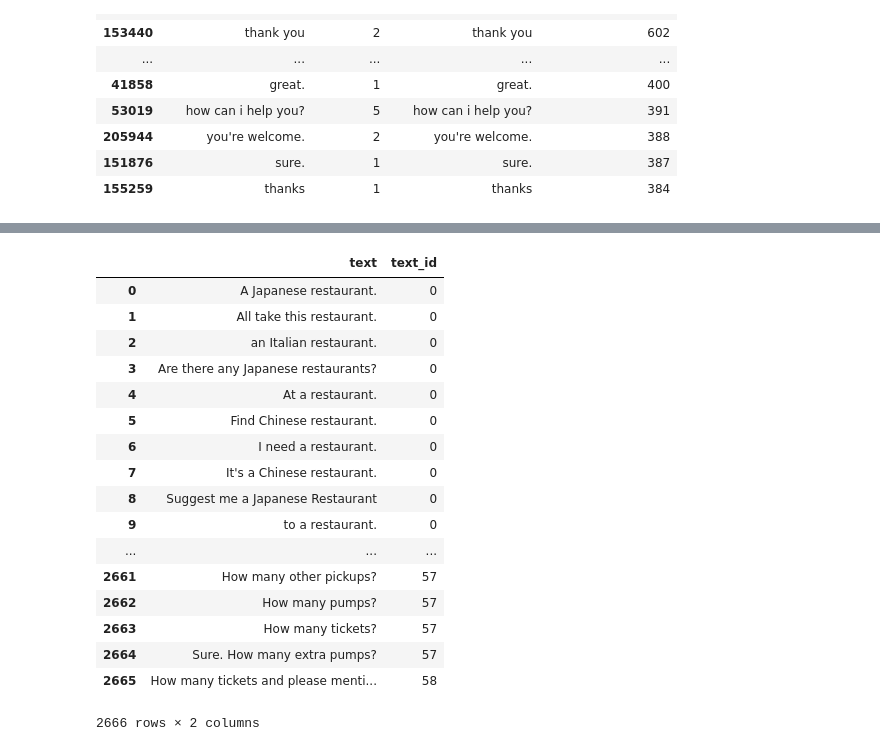
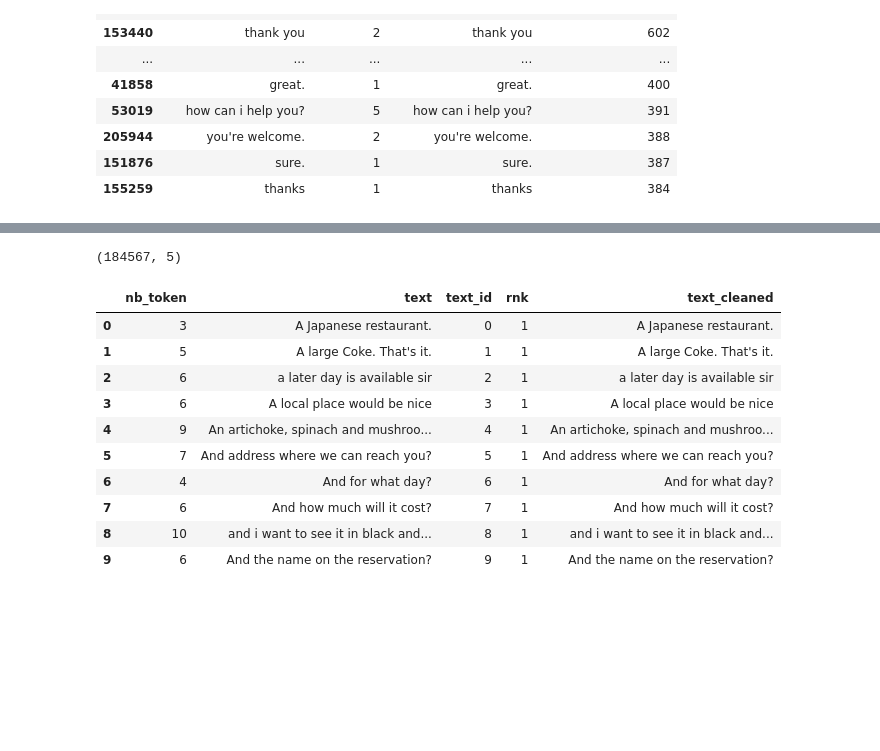
Before and after one commit to vistec-AI/mt-datasets, a Jupyter notebook: taskmaster1.ipynb, the cells around one changed output, grey strips where cells are left out. Cells and saved outputs as stored; diff of their text form; code cells hidden in the pictures; blank space fills up the shorter version.

Commit message:
fuzzy dedupe for taskmaster

```diff
--- a/taskmaster1.ipynb
+++ b/taskmaster1.ipynb
@@ -168,4 +157,5 @@ dup_df[dup_df.nb_token<2]
 # %%
-export_df = dup_df[dup_df.nb_token>2][['text']].reset_index(drop=True)
-export_df
+#more than 2 tokens
+export_df = dup_df[dup_df.nb_token>2][['text','nb_token']].reset_index(drop=True)
+export_df.head()
 # %% [output]
@@ -198,14 +181,18 @@ Wall time: 32.9 µs
 # %%
-text_id = 0
+#deduplicate with fuzzymatch
+from fuzzywuzzy import fuzz
+threshold=90
 dfs = []
+matched = []
 n = export_df.shape[0]
 for i in tqdm_notebook(range(n)):
+    if i in matched: continue #if already matched, skip
     t1=export_df.text[i]
-    dfs.append({'text_id':text_id,'text':t1})
-    for j in range(i+1,n):
+    dfs.append({'text_id':i,'text':t1,'nb_token':export_df.nb_token[i]})
+    for j in range(i+1,min(i+1+300,n)): #deduplicate within same conversation (300 utterances)
         t2=export_df.text[j]
-        if fuzz.ratio(t1,t2)>70:
-            dfs.append({'text_id':i,'text':t2})
-    text_id+=1
+        if fuzz.ratio(t1,t2)>=threshold:
+            dfs.append({'text_id':i,'text':t2,'nb_token':export_df.nb_token[j]})
+            matched.append(j)
 # %% [output]
 [interactive output not drawn]
@@ -217,0 +199,8 @@ fuzzy_export.shape, export_df.shape
+# %%
+fuzzy_export = pd.DataFrame(dfs)
+fuzzy_export['rnk'] = fuzzy_export.groupby('text_id').cumcount()+1
+# fuzzy_export = fuzzy_export.groupby('text').agg({'text_id':min, 'rnk':min, 'nb_token':min}).reset_index()
+fuzzy_export.shape,fuzzy_export.text_id.nunique(), export_df.shape
+# #get longest text to translate
+# fuzzy_export = fuzzy_export[fuzzy_export['rank']==1]
+# fuzzy_export.head()
@@ -217,0 +226,8 @@ fuzzy_export.shape, export_df.shape
+# %%
+#get only rnk=1
+fuzzy_export = fuzzy_export[fuzzy_export.rnk==1]
+fuzzy_export['text_cleaned'] = fuzzy_export.text.map(lambda x: re.sub('\"','',x)) #remove "
+fuzzy_export['text_cleaned'] = fuzzy_export.text_cleaned.map(lambda x: re.sub('^ ','',x)) #remove space before
+fuzzy_export.shape
+# %% [output]
+(184567, 5)
@@ -218,21 +238,14 @@ fuzzy_export.shape, export_df.shape
 # %%
-fuzzy_export
+fuzzy_export.head(10)
 # %% [output]
-|  | text | text_id |
-| 0 | A Japanese restaurant. | 0 |
-| 1 | All take this restaurant. | 0 |
-| 2 | an Italian restaurant. | 0 |
-| 3 | Are there any Japanese restaurants? | 0 |
-| 4 | At a restaurant. | 0 |
-| 5 | Find Chinese restaurant. | 0 |
-| 6 | I need a restaurant. | 0 |
-| 7 | It's a Chinese restaurant. | 0 |
-| 8 | Suggest me a Japanese Restaurant | 0 |
-| 9 | to a restaurant. | 0 |
-| ... | ... | ... |
-| 2661 | How many other pickups? | 57 |
-| 2662 | How many pumps? | 57 |
-| 2663 | How many tickets? | 57 |
-| 2664 | Sure. How many extra pumps? | 57 |
-| 2665 | How many tickets and please menti... | 58 |
+|  | nb_token | text | text_id | rnk | text_cleaned |
+| 0 | 3 | A Japanese restaurant. | 0 | 1 | A Japanese restaurant. |
+| 1 | 5 | A large Coke. That's it. | 1 | 1 | A large Coke. That's it. |
+| 2 | 6 | a later day is available sir | 2 | 1 | a later day is available sir |
+| 3 | 6 | A local place would be nice | 3 | 1 | A local place would be nice |
+| 4 | 9 | An artichoke, spinach and mushroo... | 4 | 1 | An artichoke, spinach and mushroo... |
+| 5 | 7 | And address where we can reach you? | 5 | 1 | And address where we can reach you? |
+| 6 | 4 | And for what day? | 6 | 1 | And for what day? |
+| 7 | 6 | And how much will it cost? | 7 | 1 | And how much will it cost? |
+| 8 | 10 | and i want to see it in black and... | 8 | 1 | and i want to see it in black and... |
+| 9 | 6 | And the name on the reservation? | 9 | 1 | And the name on the reservation? |
-2666 rows × 2 columns
```
Also changed, not shown: parts of 20 cells of this notebook, 2 other files.
